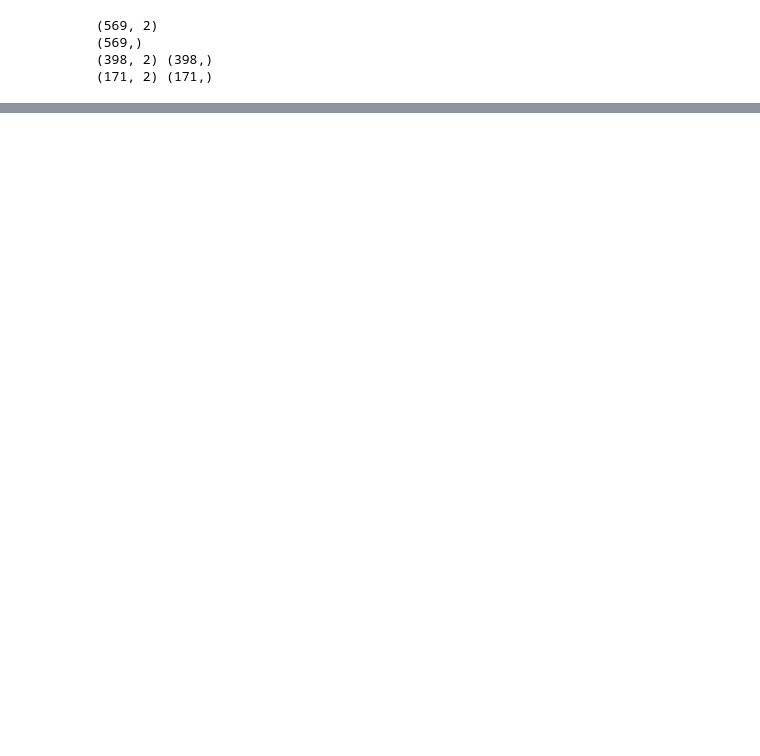
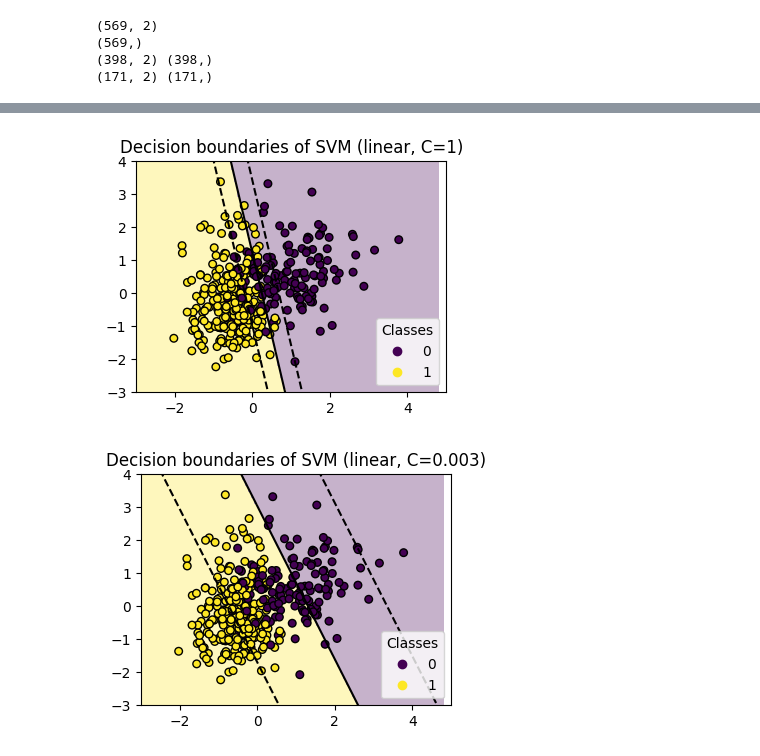
Before and after one commit to JNario31/LinearModels, a Jupyter notebook: SupportVectorMachinesVisualization.ipynb, the cells around one changed output, grey strips where cells are left out. Saved outputs shown, nothing was run; the diff lists cells and outputs as text; code cells hidden in the pictures; blank space fills up the shorter version.

```diff
--- a/SupportVectorMachinesVisualization.ipynb
+++ b/SupportVectorMachinesVisualization.ipynb
@@ -30,0 +100,13 @@ print(X_test.shape, y_test.shape)
+# %%
+# display the decision boundaries for linear SVM with various C values
+
+clf = svm.SVC(kernel="linear", C=1).fit(X_train, y_train)
+
+plot_training_data_with_decision_boundary(clf, X_train, y_train, "Decision boundaries of SVM (linear, C=1)", support_vectors=False)
+
+clf = svm.SVC(kernel="linear", C=0.003).fit(X_train, y_train)
+
+plot_training_data_with_decision_boundary(clf, X_train, y_train, "Decision boundaries of SVM (linear, C=0.003)", support_vectors=False)
+# %% [output]
+[figure, added]
+[figure, added]
```
Also changed, not shown: parts of 6 cells of this notebook.
